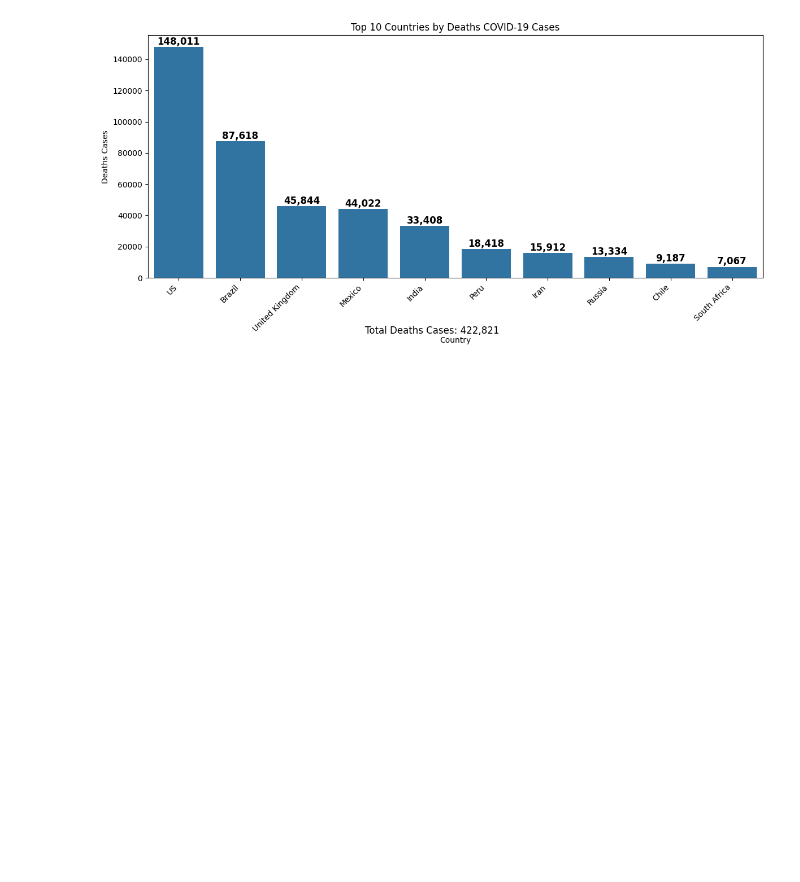
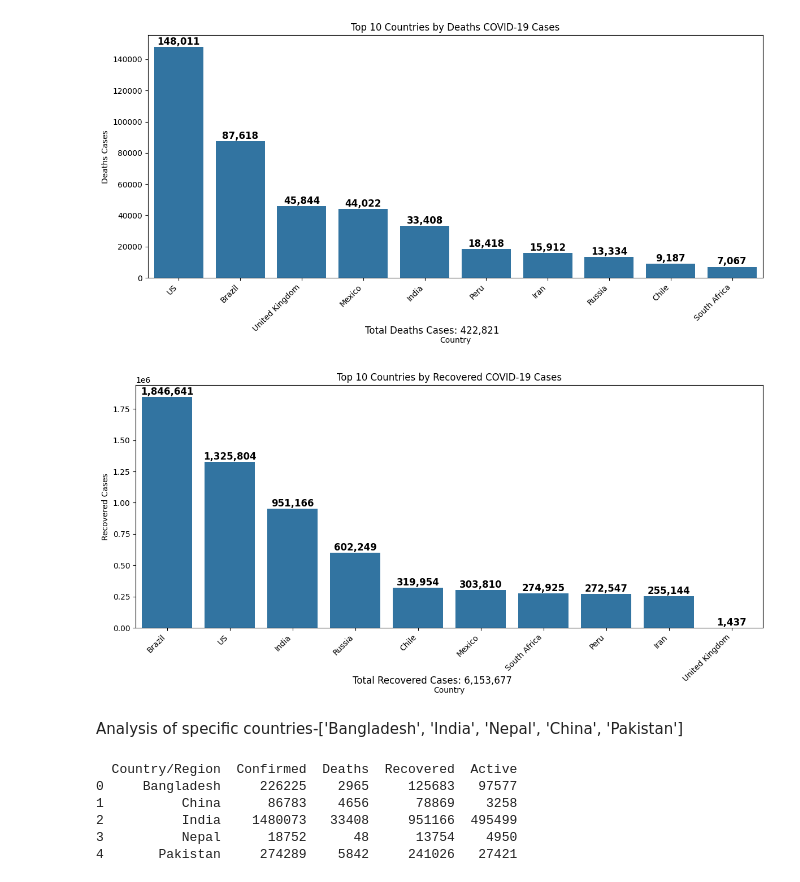
Before and after one commit to SAIFUL-SIFAT/Covid-19-Analysis_2020, a Jupyter notebook: covid-19_analysis.ipynb, the cells around one changed output. Cells and saved outputs as stored; diff of their text form; code cells hidden in the pictures; blank space fills up the shorter version.

```diff
--- a/covid-19_analysis.ipynb
+++ b/covid-19_analysis.ipynb
@@ -166,3 +141,26 @@ plt.figtext(0.5, 0.05, f'Total Deaths Cases: {total_deaths:,.0f}', ha='center',
 plt.show()
 # %% [output]
 [figure]
+# %%
+plt.figure(figsize=(12, 6))
+top_countries_sorted = top_countries.sort_values(by='Recovered', ascending=False).head(10)
+
+total_deaths = top_countries_sorted['Recovered'].sum()
+sns.barplot(x='Country/Region', y='Recovered', data=top_countries_sorted)
+for bar, label in zip(plt.gca().patches, top_countries_sorted['Recovered']):
+    height = bar.get_height()
+    plt.text(bar.get_x() + bar.get_width() / 2, height + 50, f'{label:,.0f}', ha='center', va='bottom', fontsize=12, fontweight='bold')
+
+plt.title('Top 10 Countries by Recovered COVID-19 Cases')
+plt.xlabel('Country')
+plt.ylabel('Recovered Cases')
+plt.xticks(rotation=45, ha='right')
+plt.tight_layout()
+
+plt.figtext(0.5, 0.05, f'Total Recovered Cases: {total_deaths:,.0f}', ha='center', va='bottom', fontsize=12)
+
+plt.show()
+# %% [output]
+[figure, added]
+# %% [markdown]
+Analysis of specific countries-['Bangladesh', 'India', 'Nepal', 'China', 'Pakistan']
@@ -168,0 +170,10 @@ plt.show()
+# %%
+latest_data = filtered_df.groupby('Country/Region').last().reset_index()
+print(latest_data[['Country/Region', 'Confirmed', 'Deaths', 'Recovered', 'Active']])
+# %% [output]
+  Country/Region  Confirmed  Deaths  Recovered  Active
+0     Bangladesh     226225    2965     125683   97577
+1          China      86783    4656      78869    3258
+2          India    1480073   33408     951166  495499
+3          Nepal      18752      48      13754    4950
+4       Pakistan     274289    5842     241026   27421
```
Also changed, not shown: parts of 6 cells of this notebook.
